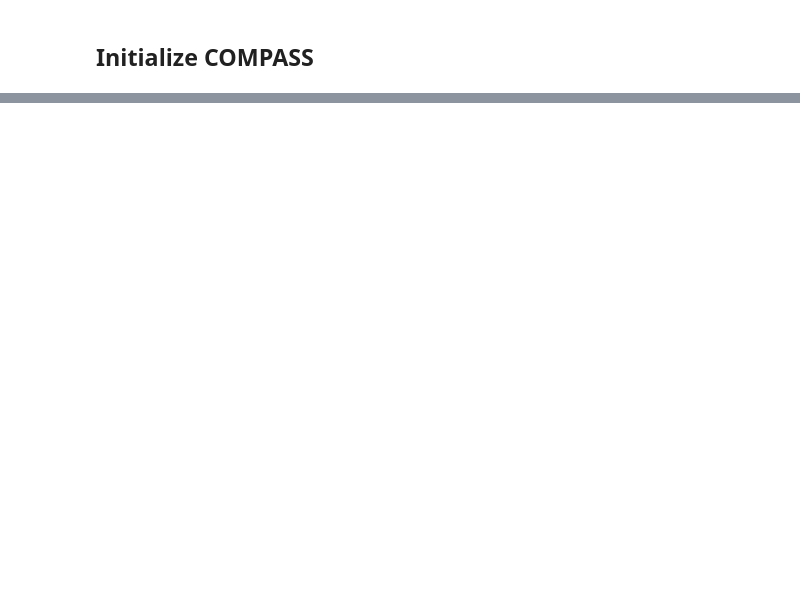
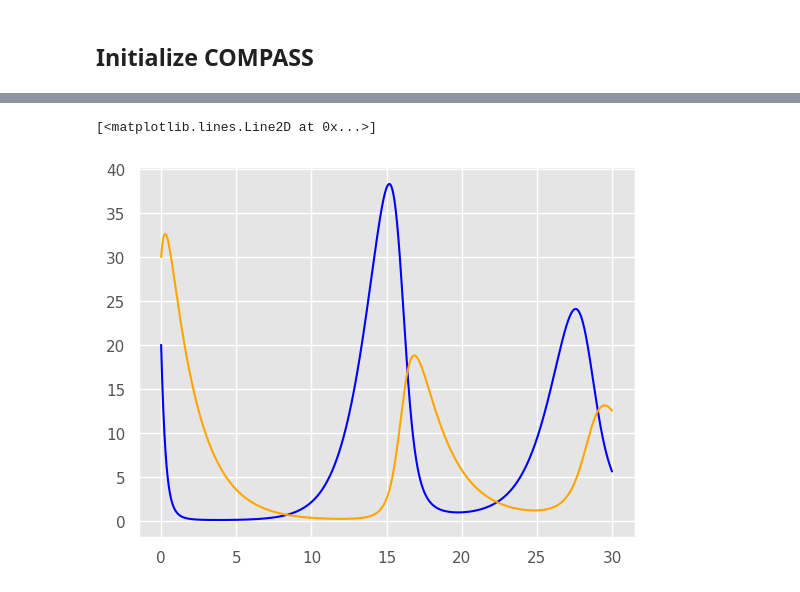
Before and after one commit to bGuenes/COMPASS, a Jupyter notebook: tutorials/Predator_Prey.ipynb, the cells around one changed output, grey strips where cells are left out. Saved outputs shown, nothing was run; the diff lists cells and outputs as text; code cells hidden in the pictures; blank space fills up the shorter version.

Commit message:
redo PP tut - fix data prep

```diff
--- a/tutorials/Predator_Prey.ipynb
+++ b/tutorials/Predator_Prey.ipynb
@@ -218,10 +224,10 @@ plt.show()
 # %%
 class prior_distributions:
     def __init__(self):
-        self.alpha = torch.distributions.log_normal.LogNormal(-0.125, 0.5)
-        self.beta = torch.distributions.log_normal.LogNormal(-3, 0.5)
-        self.gamma = torch.distributions.log_normal.LogNormal(-0.125, 0.5)
-        self.delta = torch.distributions.log_normal.LogNormal(-3, 0.5)
+        self.alpha = torch.distributions.normal.Normal(-0.125, 0.5)
+        self.beta = torch.distributions.normal.Normal(-3, 0.5)
+        self.gamma = torch.distributions.normal.Normal(-0.125, 0.5)
+        self.delta = torch.distributions.normal.Normal(-3, 0.5)
 
     def sample(self, num_samples=1):
         alpha = self.alpha.sample((num_samples,))
@@ -351,0 +353,6 @@ mtf.compare(x=data, device="cuda", timesteps=100, method="dpm", order=1)
+# %%
+test_params = prior.sample(1)
+
+time, history = solve_ode(model_func, torch.tensor([[20.0,30.0]]), torch.exp(test_params), 30, 0.01)
+
+test_data = history[:, time % 1 == 0].flatten(1)/100
@@ -352,2 +369,8 @@ mtf.compare(x=data, device="cuda", timesteps=100, method="dpm", order=1)
+# %%
+plt.plot(time, history[0, :, 0], label='Hare (Sample)', color='blue')
+plt.plot(time, history[0, :, 1], label='Lynx (Sample)', color='orange')
+# %% [output]
+[<matplotlib.lines.Line2D at 0x...>]
+[figure, added]
 # %%
 mtf.plot_comparison()
```
Also changed, not shown: parts of 23 cells of this notebook, 2 other files.
